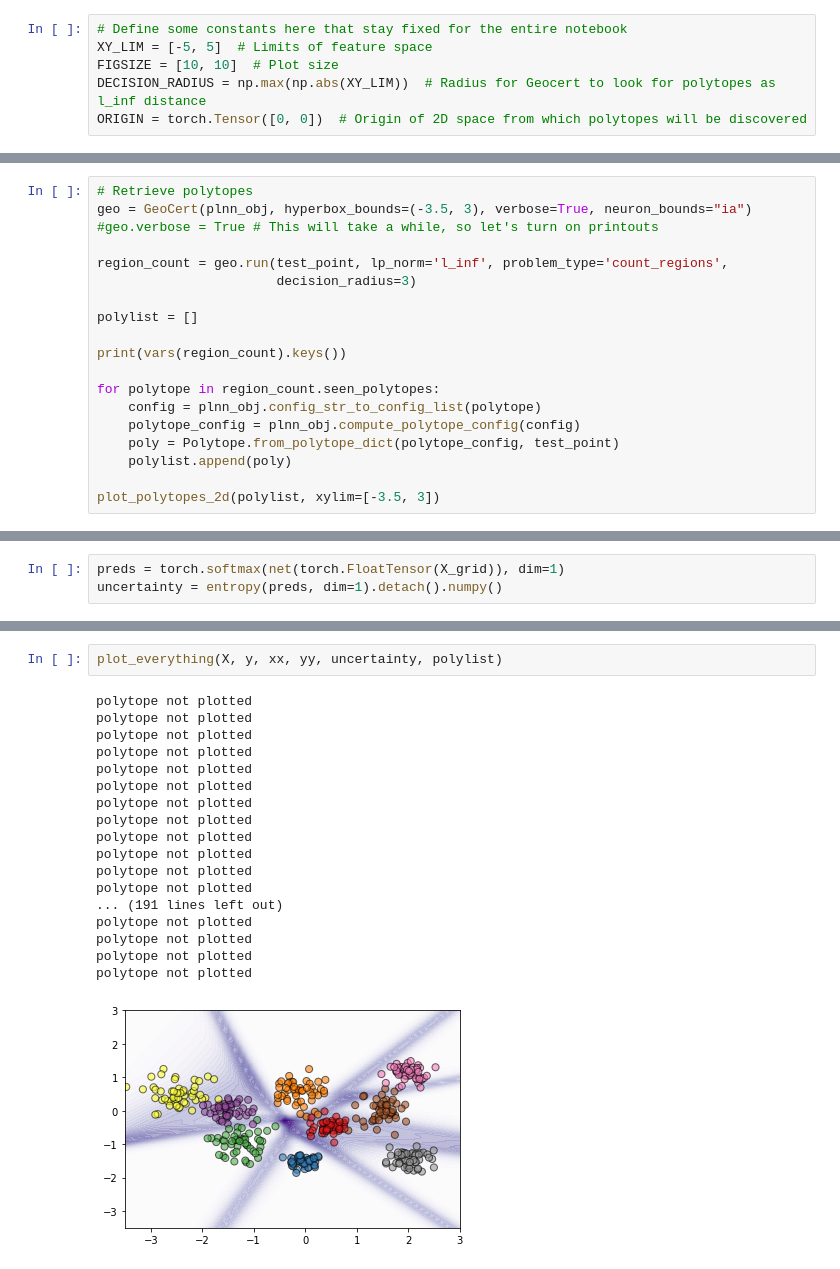
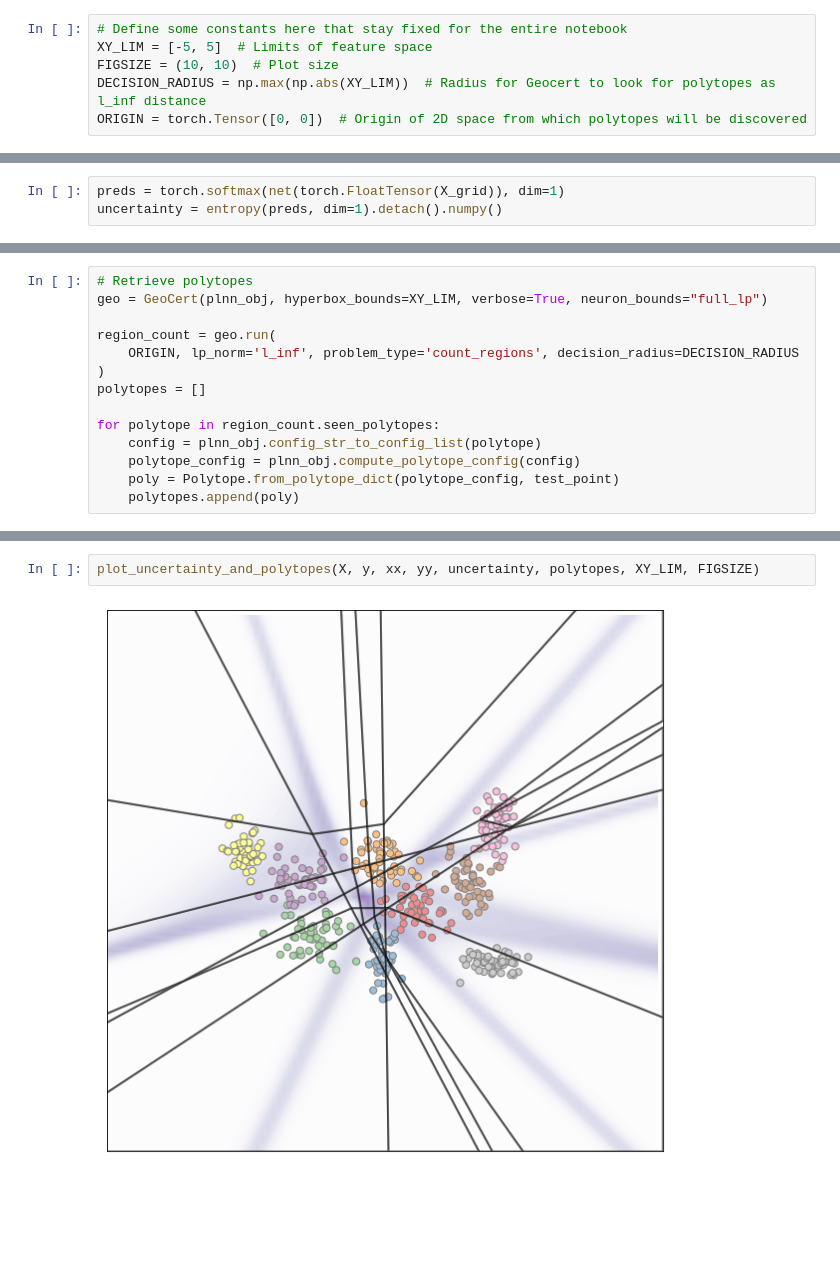
Before and after one commit to Kaleidophon/know-your-limits, a Jupyter notebook: multiclass_toy_uncertainty_polytopes.ipynb, the cells around one changed output, grey strips where cells are left out. Cells and saved outputs as stored; diff of their text form; blank space fills up the shorter version.

```diff
--- a/multiclass_toy_uncertainty_polytopes.ipynb
+++ b/multiclass_toy_uncertainty_polytopes.ipynb
@@ -39,7 +40,7 @@ from plnn import PLNN
 # %%
 # Define some constants here that stay fixed for the entire notebook
 XY_LIM = [-5, 5]  # Limits of feature space
-FIGSIZE = [10, 10]  # Plot size
+FIGSIZE = (10, 10)  # Plot size
 DECISION_RADIUS = np.max(np.abs(XY_LIM))  # Radius for Geocert to look for polytopes as l_inf distance
 ORIGIN = torch.Tensor([0, 0])  # Origin of 2D space from which polytopes will be discovered
 # %% [markdown]
@@ -271,19 +191,0 @@ def plot_everything(X, y, xx, yy, grid, poly_list, xlim=[-3.5,3], ylim=[-3.5,3])
-# %%
-# Retrieve polytopes
-geo = GeoCert(plnn_obj, hyperbox_bounds=(-3.5, 3), verbose=True, neuron_bounds="ia")
-#geo.verbose = True # This will take a while, so let's turn on printouts
-
-region_count = geo.run(test_point, lp_norm='l_inf', problem_type='count_regions',
-                       decision_radius=3)
-
-polylist = []
-
-print(vars(region_count).keys())
-
-for polytope in region_count.seen_polytopes:
-    config = plnn_obj.config_str_to_config_list(polytope)
-    polytope_config = plnn_obj.compute_polytope_config(config)
-    poly = Polytope.from_polytope_dict(polytope_config, test_point)
-    polylist.append(poly)
-
-plot_polytopes_2d(polylist, xylim=[-3.5, 3])
@@ -336,0 +268,14 @@ polytope not plotted
+# %%
+# Retrieve polytopes
+geo = GeoCert(plnn_obj, hyperbox_bounds=XY_LIM, verbose=True, neuron_bounds="full_lp")
+
+region_count = geo.run(
+    ORIGIN, lp_norm='l_inf', problem_type='count_regions', decision_radius=DECISION_RADIUS
+)
+polytopes = []
+
+for polytope in region_count.seen_polytopes:
+    config = plnn_obj.config_str_to_config_list(polytope)
+    polytope_config = plnn_obj.compute_polytope_config(config)
+    poly = Polytope.from_polytope_dict(polytope_config, test_point)
+    polytopes.append(poly)
@@ -337,21 +304,4 @@ polytope not plotted
 # %%
-plot_everything(X, y, xx, yy, uncertainty, polylist)
+plot_uncertainty_and_polytopes(X, y, xx, yy, uncertainty, polytopes, XY_LIM, FIGSIZE)
 # %% [output]
-polytope not plotted
-polytope not plotted
-polytope not plotted
-polytope not plotted
-polytope not plotted
-polytope not plotted
-polytope not plotted
-polytope not plotted
-polytope not plotted
-polytope not plotted
-polytope not plotted
-polytope not plotted
-... (191 lines left out)
-polytope not plotted
-polytope not plotted
-polytope not plotted
-polytope not plotted
-[figure, old version]
+[figure, new version]
```
Also changed, not shown: parts of 15 cells of this notebook.
